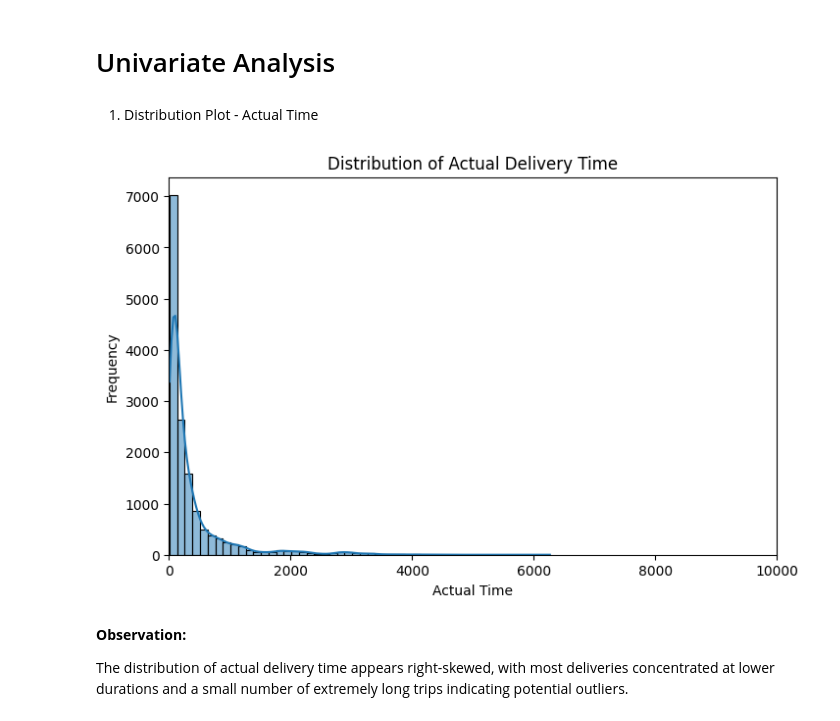
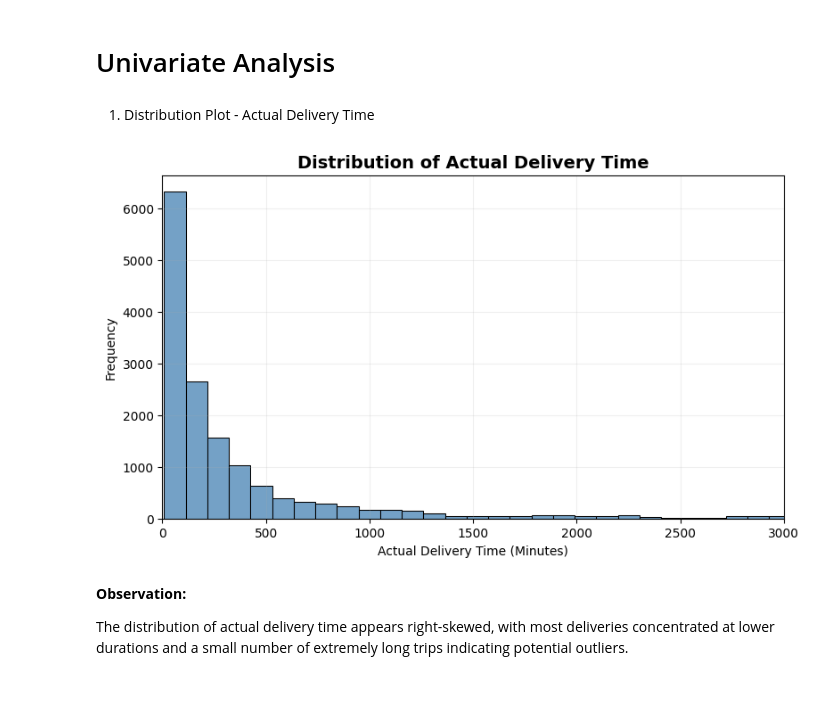
Before and after one commit to shreyankaul/scaler, a Jupyter notebook: Delhivery.ipynb, the cells around one changed output. Drawn from its saved outputs; the diff is of its cells as text; code cells hidden in the pictures; blank space fills up the shorter version.

```diff
--- a/Delhivery.ipynb
+++ b/Delhivery.ipynb
@@ -491,29 +453,17 @@ Route-level shipment records were further aggregated into trip-level operational
 # %% [markdown]
 Time Difference Feature
 # %%
-trip_df['time_difference'] = (
-    trip_df['actual_time'] -
-    trip_df['osrm_time']
-)
+trip_df['time_difference'] = (trip_df['actual_time'] - trip_df['osrm_time'])
 # %% [markdown]
 Delay Ratio Feature
 # %%
-trip_df['delay_ratio'] = (
-    trip_df['actual_time'] /
-    trip_df['osrm_time']
-)
+trip_df['delay_ratio'] = (trip_df['actual_time'] / trip_df['osrm_time'])
 # %% [markdown]
 Actual Speed
 # %%
-trip_df['actual_speed'] = (
-    trip_df['osrm_distance'] /
-    (trip_df['actual_time']/60)
-)
+trip_df['actual_speed'] = (trip_df['osrm_distance'] / (trip_df['actual_time']/60))
 # %% [markdown]
 OSRM Speed
 # %%
-trip_df['osrm_speed'] = (
-    trip_df['osrm_distance'] /
-    (trip_df['osrm_time']/60)
-)
+trip_df['osrm_speed'] = (trip_df['osrm_distance'] / (trip_df['osrm_time']/60))
 # %%
@@ -539,25 +487,29 @@ Additional delivery performance features were created to evaluate operational de
 # %% [markdown]
 # Univariate Analysis
 # %% [markdown]
-1. Distribution Plot - Actual Time
+1. Distribution Plot - Actual Delivery Time
 # %%
-plt.figure(figsize=(8,5))
+plt.figure(figsize=(9,5))
 
-sns.histplot(
-    trip_df['actual_time'],
-    kde=True,
-    bins=50
-)
+sns.histplot(trip_df['actual_time'],
+             bins=60,
+             color='steelblue',
+             edgecolor='black')
 
-plt.xlim(0, 10000)
+plt.xlim(0, 3000)
 
-plt.title('Distribution of Actual Delivery Time')
-plt.xlabel('Actual Time')
+plt.title('Distribution of Actual Delivery Time',
+          fontsize=14,
+          fontweight='bold')
+
+plt.xlabel('Actual Delivery Time (Minutes)')
 plt.ylabel('Frequency')
 
+plt.grid(alpha=0.2)
+
 plt.show()
 # %% [output]
-[figure, old version]
+[figure, new version]
 # %% [markdown]
 **Observation:**
 
```
Also changed, not shown: parts of 58 cells of this notebook.
